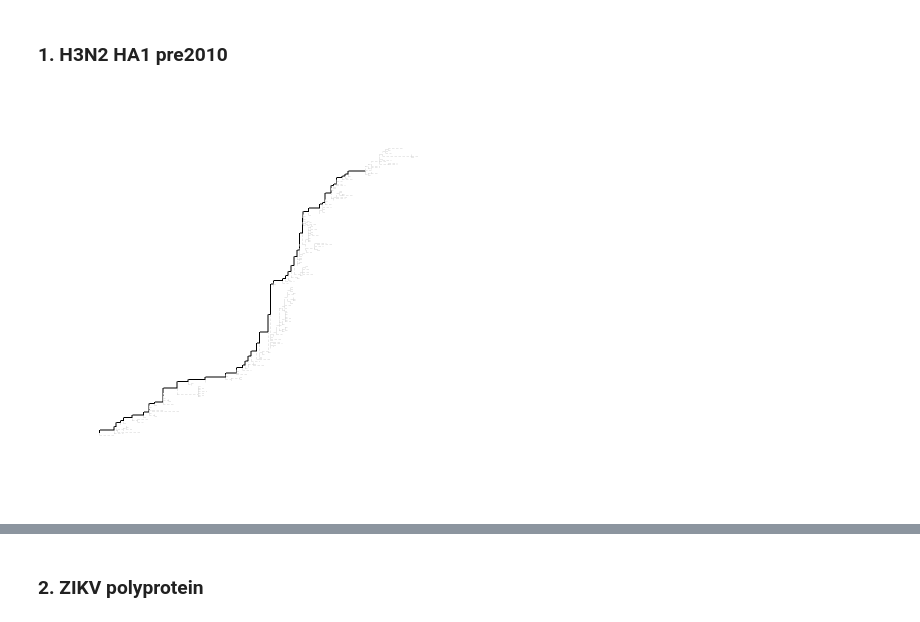
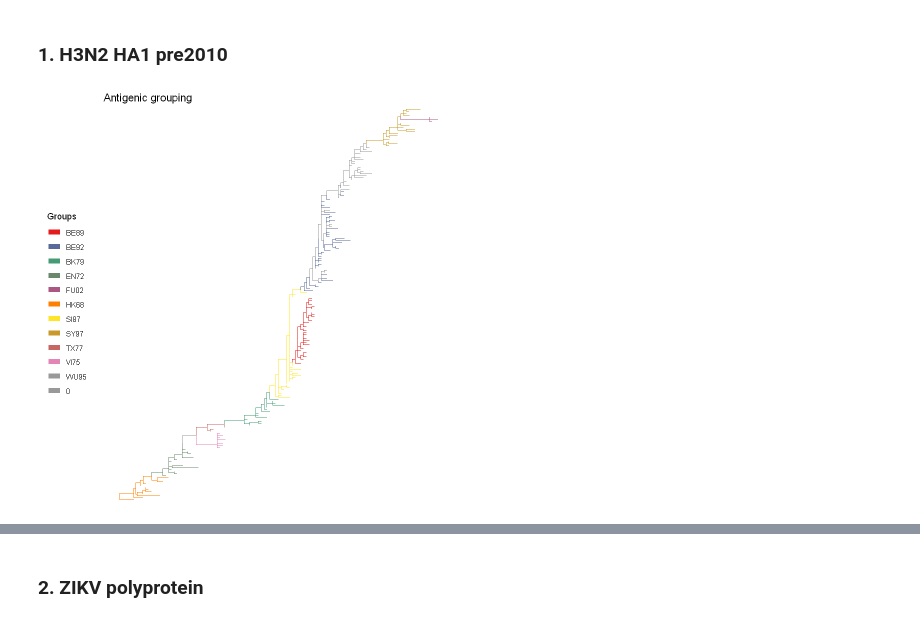
Before and after one commit to Takkoona/phyloColoring, a Jupyter notebook: 1.1_find_fixations.ipynb, the cells around one changed output, grey strips where cells are left out. Cells and saved outputs as stored; diff of their text form; code cells hidden in the pictures.

```diff
--- a/1.1_find_fixations.ipynb
+++ b/1.1_find_fixations.ipynb
@@ -5,9 +5,14 @@
 # %%
 library(ape)
 library(sitePath)
+library(tibble)
+library(ggplot2)
+library(ggrepel)
+library(RColorBrewer)
+suppressPackageStartupMessages(library(treeio))
 suppressPackageStartupMessages(library(ggtree))
 
-METADATA_DIR = "Metadata"
+METADATA_DIR <- "Metadata"
 TREES_DIR <- "Trees"
 PLOTS_DIR <- "Plots"
 
@@ -28,9 +33,31 @@ treeDir <- file.path(TREES_DIR, H3N2_HA1_PRE2010_NAME)
 
 tree <- read.tree(file.path(treeDir, "RAxML_bestTree.PROTGAMMAGTR"))
 tree <- addMSA(tree, msaPath = file.path(treeDir, "aligned.fasta"), msaFormat = "fasta")
+# %%
+clusterInfo <- read.csv(file.path(METADATA_DIR, paste0(H3N2_HA1_PRE2010_NAME, ".csv")), stringsAsFactors = FALSE)
+# %%
+group <- split(clusterInfo[["id"]], clusterInfo[["cluster"]])
+
+groupColors <- colorRampPalette(brewer.pal(9, "Set1"))(length(group))
+names(groupColors) <- names(group)
+groupColors["0"] <- "#999999"
+
+p <- ggtree(groupOTU(tree, group), aes(color = group)) +
+    theme(legend.position = "left") +
+    ggtitle("Antigenic grouping") +
+    scale_color_manual(values = as.list(groupColors), limits = names(groupColors)) +
+    guides(
+      color = guide_legend(
+        override.aes = list(size = 3),
+        title = 'Groups'
+      )
+    )
+p
+ggsave(
+    filename = file.path(PLOTS_DIR, paste0(H3N2_HA1_PRE2010_NAME, "_cluster.pdf")),
+    plot = p, device = "pdf", width = 7, height = 10
+)
+# %% [output]
+[figure, added]
 # %%
 paths <- lineagePath(tree, similarity = 0.07)
-
-plot(paths)
-# %% [output]
-[figure, removed]
```
Also changed, not shown: parts of 10 cells of this notebook, 6 other files.
